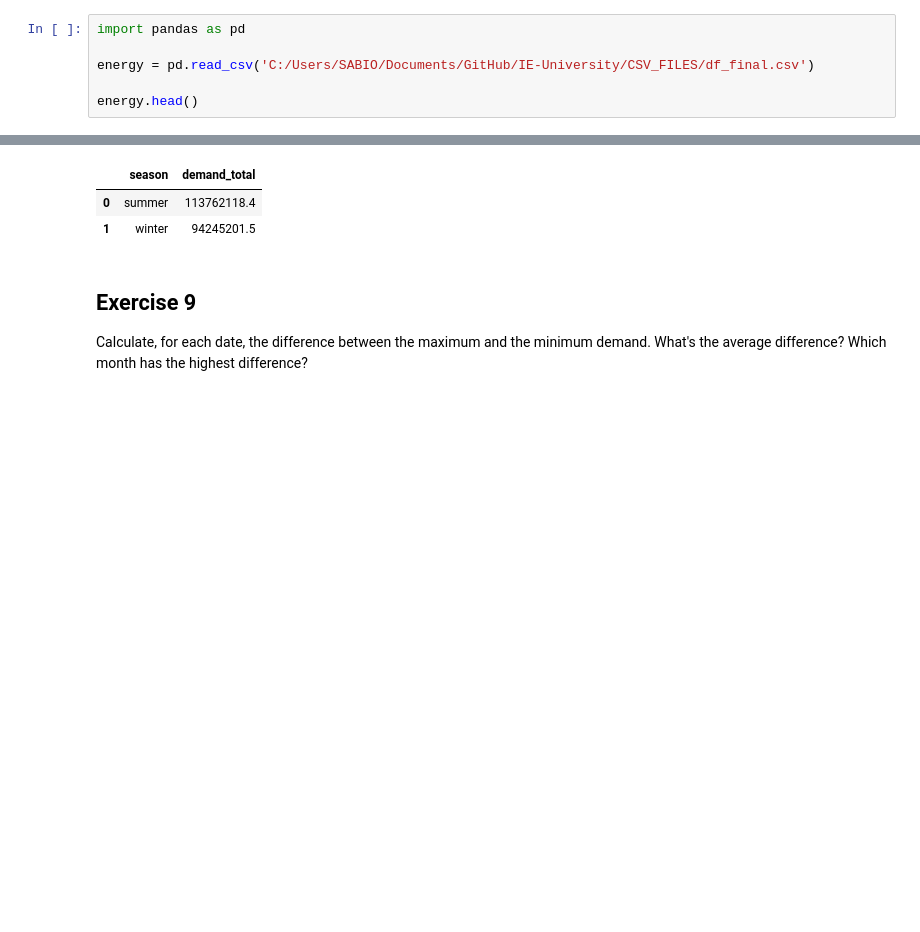
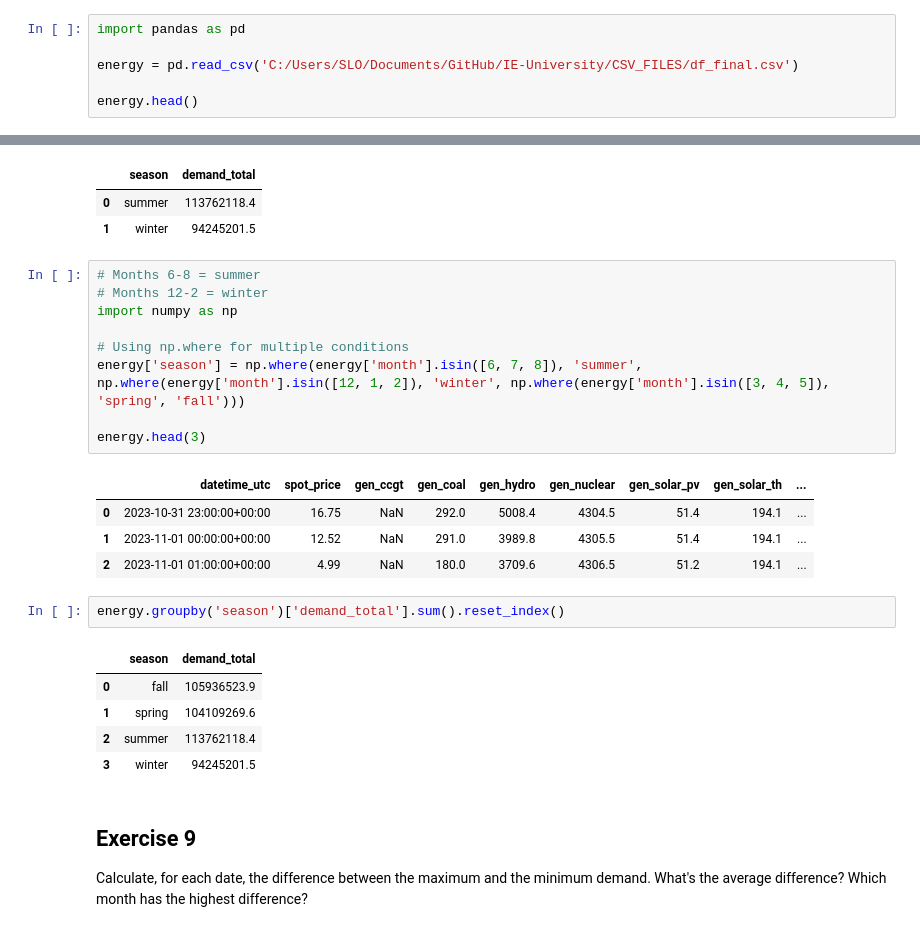
Before and after one commit to BOYSABIO/IE-University, a Jupyter notebook: IE_MASTERS/7_PYTHON_FOR_DATA_ANALYSIS/s18_pandas_practice.ipynb, the cells around one changed output, grey strips where cells are left out. Cells and saved outputs as stored; diff of their text form; blank space fills up the shorter version.

```diff
--- a/IE_MASTERS/7_PYTHON_FOR_DATA_ANALYSIS/s18_pandas_practice.ipynb
+++ b/IE_MASTERS/7_PYTHON_FOR_DATA_ANALYSIS/s18_pandas_practice.ipynb
@@ -26,7 +26,7 @@ Power market data from Spain.
 # %%
 import pandas as pd
 
-energy = pd.read_csv('C:/Users/SABIO/Documents/GitHub/IE-University/CSV_FILES/df_final.csv')
+energy = pd.read_csv('C:/Users/SLO/Documents/GitHub/IE-University/CSV_FILES/df_final.csv')
 
 energy.head()
 # %% [output]
@@ -202,6 +212,28 @@ energy[energy['season'].isin(['summer', 'winter'])].groupby('season')['demand_to
 |  | season | demand_total |
 | 0 | summer | 113762118.4 |
 | 1 | winter | 94245201.5 |
+# %%
+# Months 6-8 = summer
+# Months 12-2 = winter
+import numpy as np
+
+# Using np.where for multiple conditions
+energy['season'] = np.where(energy['month'].isin([6, 7, 8]), 'summer', np.where(energy['month'].isin([12, 1, 2]), 'winter', np.where(energy['month'].isin([3, 4, 5]), 'spring', 'fall')))
+
+energy.head(3)
+# %% [output]
+|  | datetime_utc | spot_price | gen_ccgt | gen_coal | gen_hydro | gen_nuclear | gen_solar_pv | gen_solar_th | ... |
+| 0 | 2023-10-31 23:00:00+00:00 | 16.75 | NaN | 292.0 | 5008.4 | 4304.5 | 51.4 | 194.1 | ... |
+| 1 | 2023-11-01 00:00:00+00:00 | 12.52 | NaN | 291.0 | 3989.8 | 4305.5 | 51.4 | 194.1 | ... |
+| 2 | 2023-11-01 01:00:00+00:00 | 4.99 | NaN | 180.0 | 3709.6 | 4306.5 | 51.2 | 194.1 | ... |
+# %%
+energy.groupby('season')['demand_total'].sum().reset_index()
+# %% [output]
+|  | season | demand_total |
+| 0 | fall | 105936523.9 |
+| 1 | spring | 104109269.6 |
+| 2 | summer | 113762118.4 |
+| 3 | winter | 94245201.5 |
 # %% [markdown]
 ## Exercise 9
 
```
Also changed, not shown: parts of 7 cells of this notebook, 1 other file.
